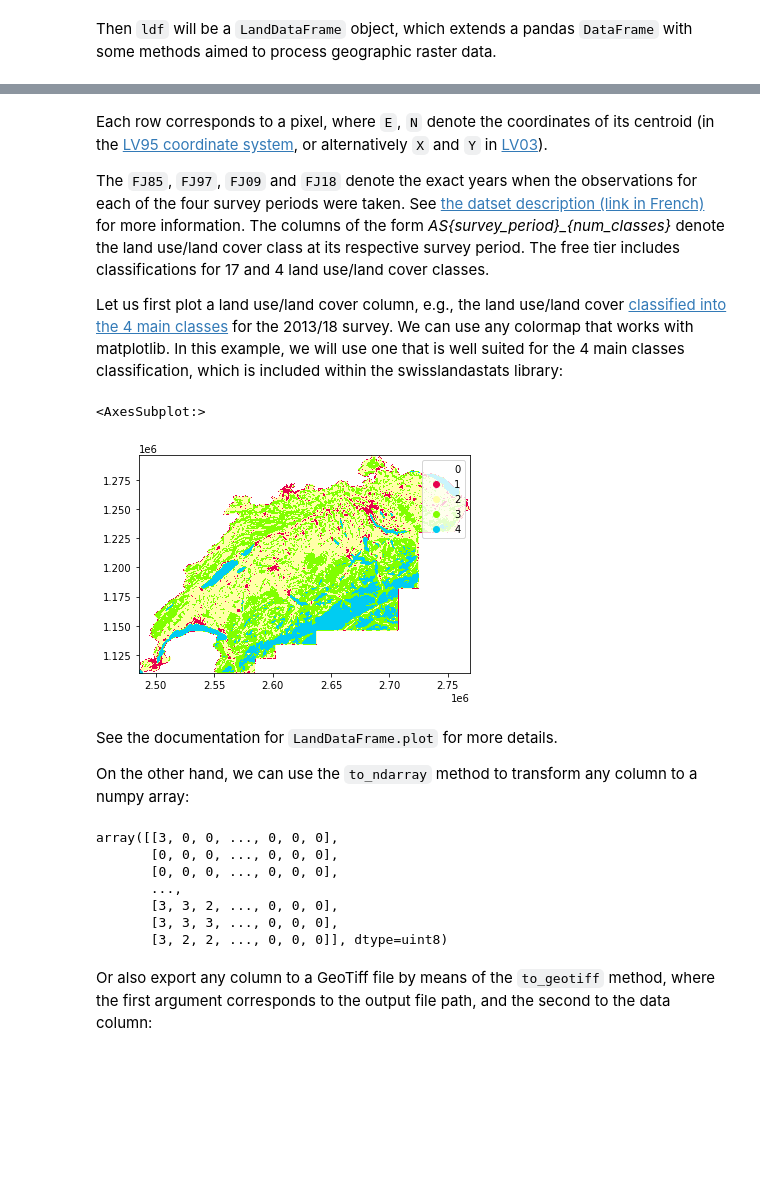
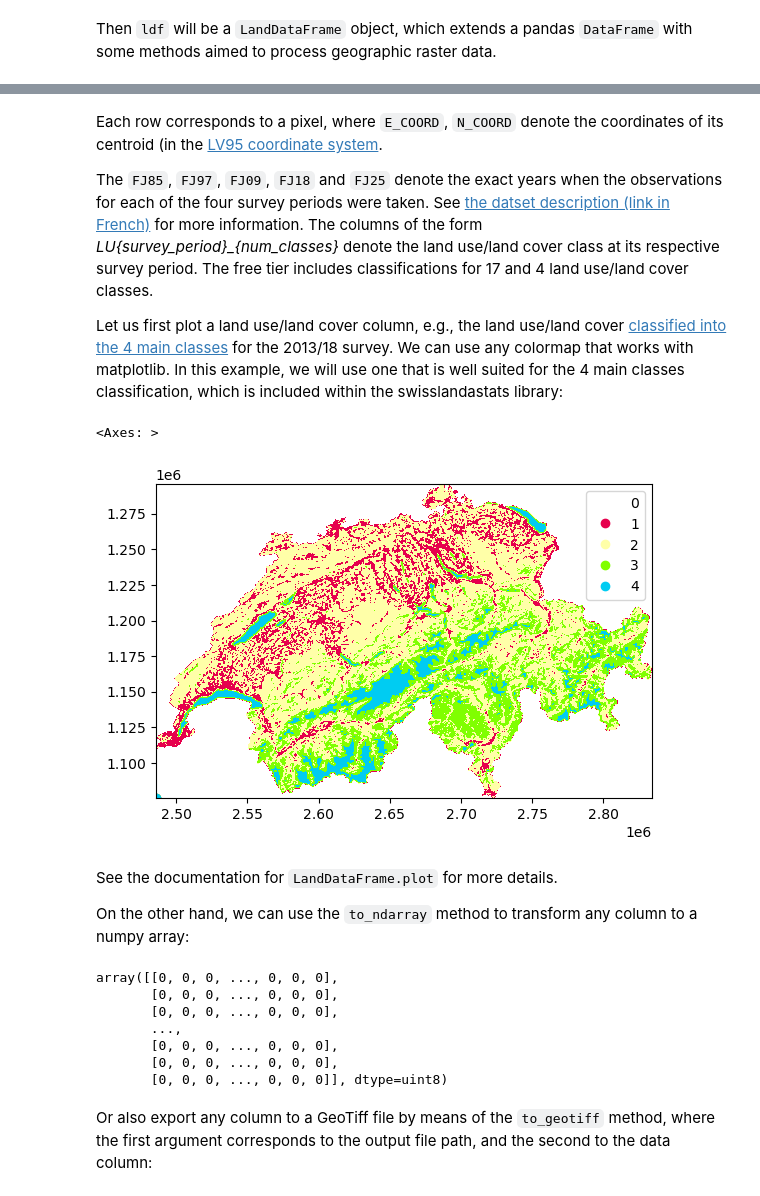
Before and after one commit to martibosch/swisslandstats-geopy, a Jupyter notebook: examples/overview.ipynb, the cells around one changed output, grey strips where cells are left out. Cells and saved outputs as stored; diff of their text form; code cells hidden in the pictures; blank space fills up the shorter version.

```diff
--- a/examples/overview.ipynb
+++ b/examples/overview.ipynb
@@ -20,0 +11,3 @@ ldf = sls.read_csv("data/land/AREA_NOAS04_17_181029.csv")
+# %%
+ldf = sls.from_url()
+ldf
@@ -33,28 +42,28 @@ ldf.head()
 # %% [markdown]
-Each row corresponds to a pixel, where `E`, `N` denote the coordinates of its centroid (in the [LV95 coordinate system](https://www.swisstopo.admin.ch/en/knowledge-facts/surveying-geodesy/reference-frames/local/lv95.html), or alternatively `X` and `Y` in [LV03](https://www.swisstopo.admin.ch/en/knowledge-facts/surveying-geodesy/reference-frames/local/lv03.html)).
+Each row corresponds to a pixel, where `E_COORD`, `N_COORD` denote the coordinates of its centroid (in the [LV95 coordinate system](https://www.swisstopo.admin.ch/en/knowledge-facts/surveying-geodesy/reference-frames/local/lv95.html).
 
-The `FJ85`, `FJ97`, `FJ09` and `FJ18` denote the exact years when the observations for each of the four survey periods were taken. See [the datset description (link in French)](https://www.bfs.admin.ch/bfs/fr/home/services/geostat/geodonnees-statistique-federale/sol-utilisation-couverture/statistique-suisse-superficie.html) for more information. The columns of the form *AS{survey_period}_{num_classes}* denote the land use/land cover class at its respective survey period. The free tier includes classifications for 17 and 4 land use/land cover classes.
+The `FJ85`, `FJ97`, `FJ09`, `FJ18` and `FJ25` denote the exact years when the observations for each of the four survey periods were taken. See [the datset description (link in French)](https://www.bfs.admin.ch/bfs/fr/home/services/geostat/geodonnees-statistique-federale/sol-utilisation-couverture/statistique-suisse-superficie.html) for more information. The columns of the form *LU{survey_period}_{num_classes}* denote the land use/land cover class at its respective survey period. The free tier includes classifications for 17 and 4 land use/land cover classes.
 
 Let us first plot a land use/land cover column, e.g., the land use/land cover [classified into the 4 main classes](https://www.bfs.admin.ch/bfs/fr/home/services/geostat/geodonnees-statistique-federale/sol-utilisation-couverture/statistique-suisse-superficie/nomenclature-standard.html) for the 2013/18 survey. We can use any colormap that works with matplotlib. In this example, we will use one that is well suited for the 4 main classes classification, which is included within the swisslandastats library:
 # %%
-ldf.plot("AS18_4", cmap=sls.noas04_4_cmap, norm=sls.noas04_4_norm, legend=True)
+ldf.plot("LU18_4", cmap=sls.noas04_4_cmap, norm=sls.noas04_4_norm, legend=True)
 # %% [output]
-<AxesSubplot:>
+<Axes: >
-[figure, old version]
+[figure, new version]
 # %% [markdown]
 See the documentation for `LandDataFrame.plot` for more details.
 
 On the other hand, we can use the `to_ndarray` method to transform any column to a numpy array:
 # %%
-ldf.to_ndarray("AS18_4")
+ldf.to_ndarray("LU18_4")
 # %% [output]
-array([[3, 0, 0, ..., 0, 0, 0],
+array([[0, 0, 0, ..., 0, 0, 0],
        [0, 0, 0, ..., 0, 0, 0],
        [0, 0, 0, ..., 0, 0, 0],
        ...,
-       [3, 3, 2, ..., 0, 0, 0],
-       [3, 3, 3, ..., 0, 0, 0],
-       [3, 2, 2, ..., 0, 0, 0]], dtype=uint8)
+       [0, 0, 0, ..., 0, 0, 0],
+       [0, 0, 0, ..., 0, 0, 0],
+       [0, 0, 0, ..., 0, 0, 0]], dtype=uint8)
 # %% [markdown]
 Or also export any column to a GeoTiff file by means of the `to_geotiff` method, where the first argument corresponds to the output file path, and the second to the data column:
 # %%
```
Also changed, not shown: parts of 24 cells of this notebook.
